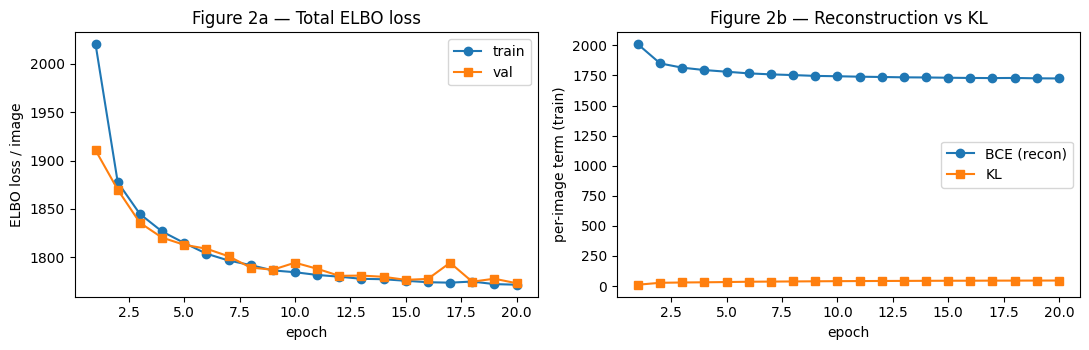
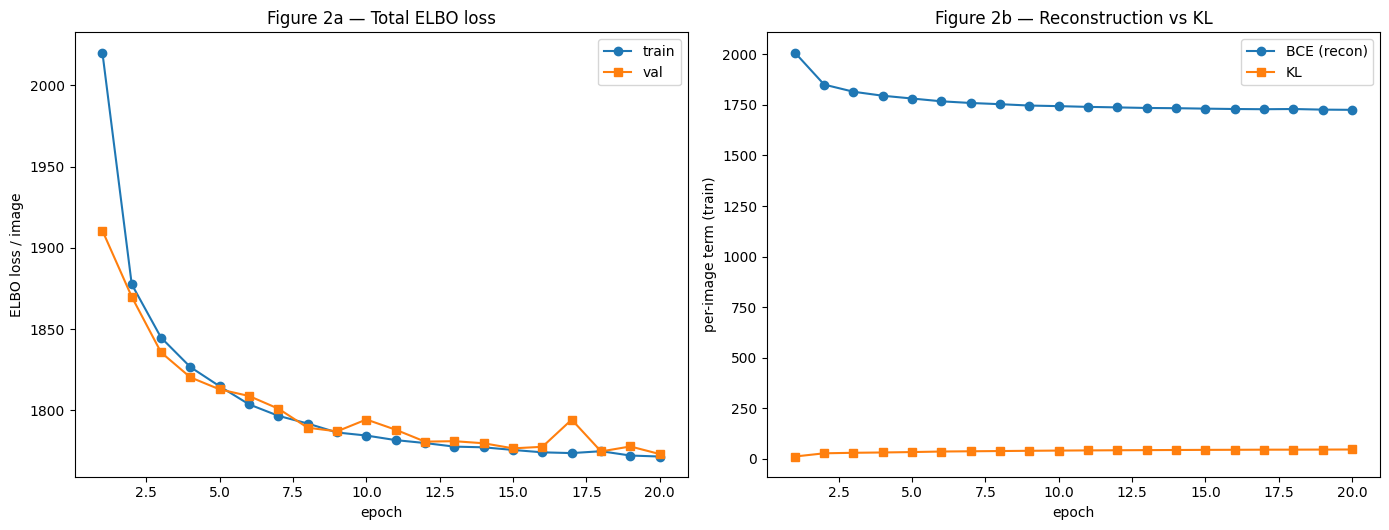
The change to this notebook cell's code, shown as a diff; its figure went from the first image to the second:
--- before
+++ after
@@ -1,3 +1,3 @@
-fig, axes = plt.subplots(1, 2, figsize=(11, 3.6))
+fig, axes = plt.subplots(1, 2, figsize=(14, 5.4))
 axes[0].plot(hist_df['epoch'], hist_df['train_loss'], label='train', marker='o')
 axes[0].plot(hist_df['epoch'], hist_df['val_loss'],   label='val',   marker='s')
@@ -10,3 +10,3 @@
 axes[1].set_title('Figure 2b — Reconstruction vs KL'); axes[1].legend()
 
-plt.tight_layout(); plt.savefig('fig_loss.png', dpi=120, bbox_inches='tight'); plt.show()
+plt.tight_layout(); plt.savefig('fig_loss.png', dpi=160, bbox_inches='tight'); plt.show()

Commit: Render LaTeX equations as PNG images via mathtext; widen Figure 2; fix figure title and label overlap